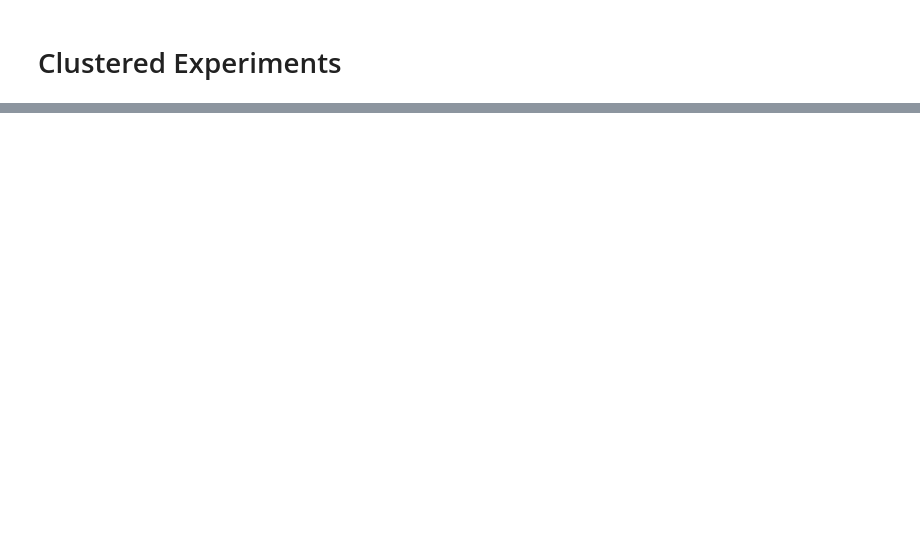
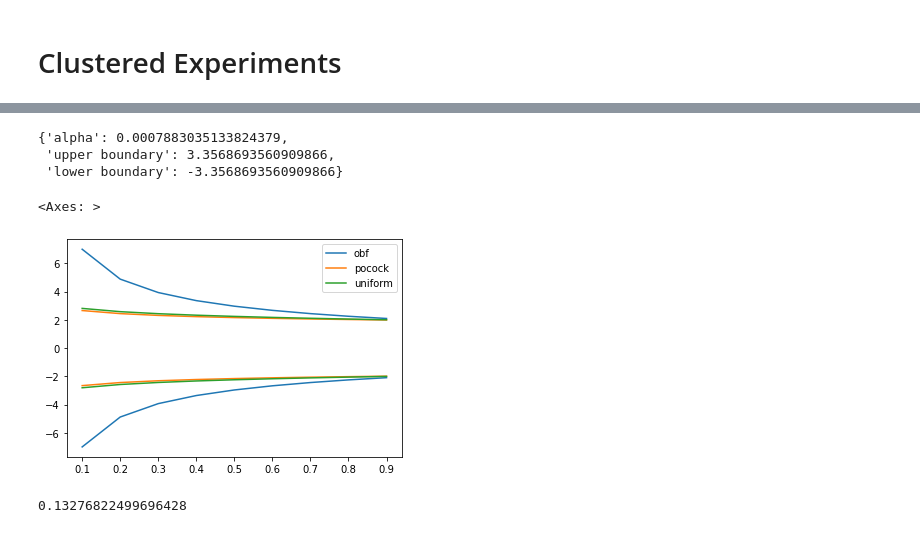
Before and after one commit to galshochat/A-B-Testing-Package, a Jupyter notebook: TFM.ipynb, the cells around one changed output, grey strips where cells are left out. Cells and saved outputs as stored; diff of their text form; code cells hidden in the pictures; blank space fills up the shorter version.

```diff
--- a/TFM.ipynb
+++ b/TFM.ipynb
@@ -359,0 +341,6 @@ print(ab_testing(delta=0.01, p1=0.2, alpha=0.05, power=0.8, two_sided=True, dist
+# %%
+#instantiating the ab_testing class object:
+
+a=Binomial(n=25883, p1=0.2, delta=0.01, alpha=0.05)
+
+a.power
@@ -557,0 +552,9 @@ np.prod([2,3,4])
+# %%
+import statsmodels.api as sm
+
+
+family = sm.families.Gaussian()
+cov_struct=sm.cov_struct.Exchangeable()
+#df['variant']=np.where(df.variant=='A',1,0)
+model=sm.GEE.from_formula(f'{"reaction_time"} ~ {" + ".join(df.iloc[:,3:].columns)}', data=df, groups='driver_id' , family=family, cov_struct=cov_struct)
+result=model.fit()
@@ -557,0 +600,40 @@ np.prod([2,3,4])
+# %%
+def alpha_spending(t, alpha, method, tails):
+        if method=='obf':
+            a=2-2*norm.cdf(norm.ppf(1-(alpha/(2*tails)))/np.sqrt(t))
+        elif method=='pocock':
+            a=alpha/tails * np.log(1+(np.exp(1)-1)*t)
+        elif method=='uniform':
+            a= alpha/tails * t
+        boundaries=[norm.ppf(a) , norm.ppf(1-a)]
+        a=a*tails
+        return {'alpha': a, 'upper boundary': np.max(boundaries) , 'lower boundary': np.min(boundaries)}
+# %%
+alpha_spending(t=0.4, alpha=0.05, method='obf', tails=2)
+# %% [output]
+{'alpha': 0.0007883035133824379,
+ 'upper boundary': 3.3568693560909866,
+ 'lower boundary': -3.3568693560909866}
+# %%
+bound=pd.DataFrame()
+n=0
+for i in np.arange(0.1, 1, 0.1):
+    for j in ['obf','pocock','uniform']:
+        result=alpha_spending(t=i, alpha=0.05, method=j, tails=2)
+        result['proportion']=i
+        result['method']=j
+        result=pd.DataFrame(result, index=[n])
+        n+=1
+        bound=pd.concat([bound, result])
+
+import seaborn as sns
+sns.lineplot(data=bound, x=bound['proportion'].values, y=bound['upper boundary'].values, hue=bound['method'].values)
+sns.lineplot(data=bound, x=bound['proportion'].values, y=bound['lower boundary'].values, hue=bound['method'].values, legend=False)
+#plt.legend(bound.method.unique())
+# %% [output]
+<Axes: >
+[figure, added]
+# %%
+bound[(bound.method=='pocock')].alpha.sum()/2
+# %% [output]
+0.13276822499696428
```
Also changed, not shown: parts of 36 cells of this notebook.
